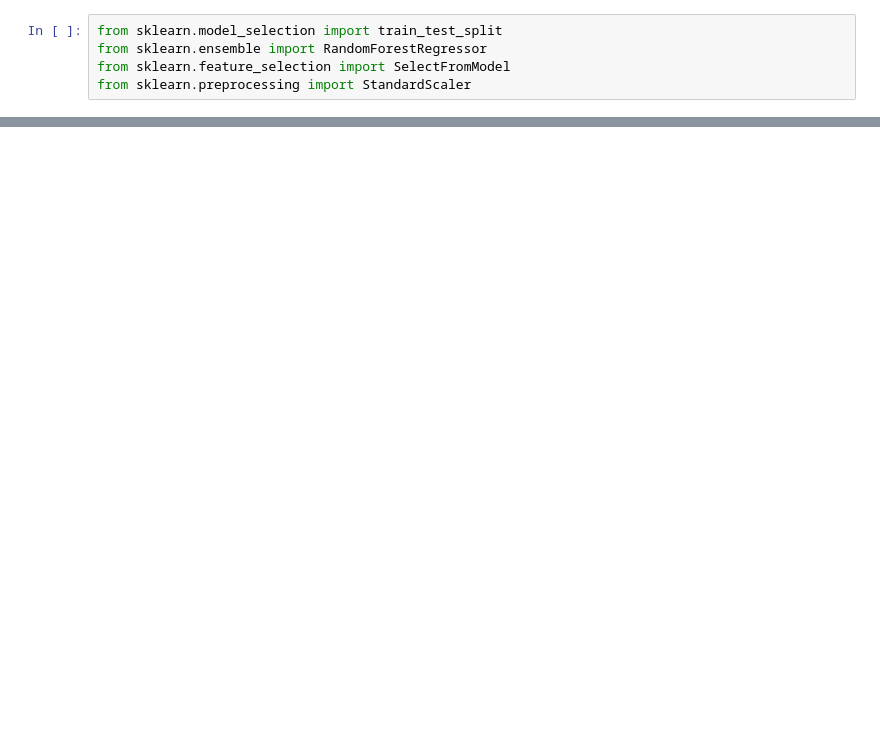
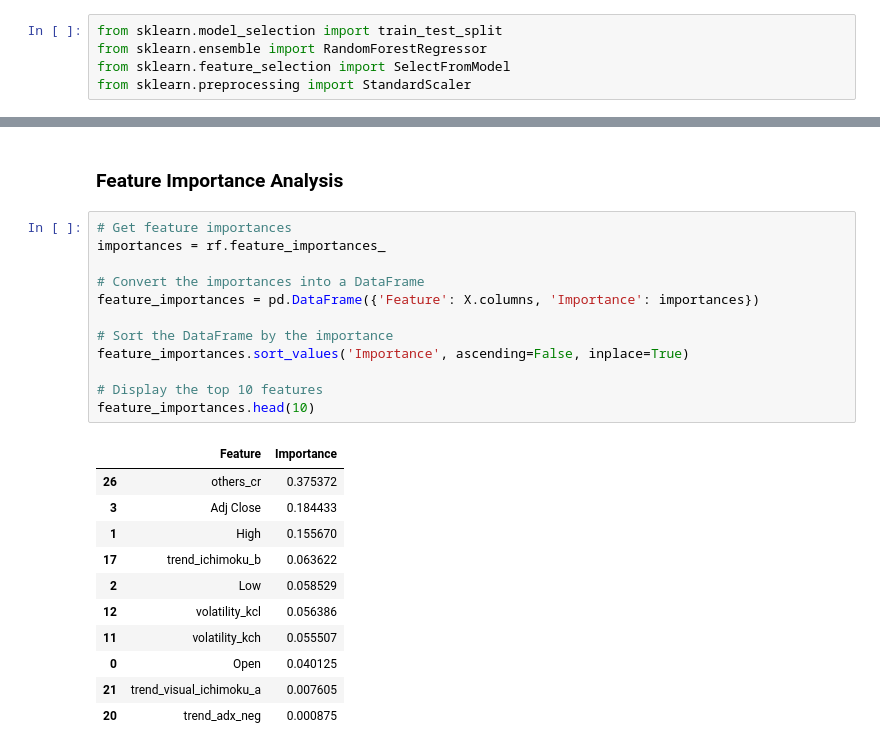
Before and after one commit to yyan17/SIADS-699, a Jupyter notebook: notebooks/random_forest.ipynb, the cells around one changed output, grey strips where cells are left out. Cells and saved outputs as stored; diff of their text form; blank space fills up the shorter version.

```diff
--- a/notebooks/random_forest.ipynb
+++ b/notebooks/random_forest.ipynb
@@ -119,0 +220,26 @@ Index(['High', 'Low', 'volume_obv', 'trend_ichimoku_b', 'others_cr'], dtype='obj
+# %% [markdown]
+### Feature Importance Analysis
+# %%
+# Get feature importances
+importances = rf.feature_importances_
+
+# Convert the importances into a DataFrame
+feature_importances = pd.DataFrame({'Feature': X.columns, 'Importance': importances})
+
+# Sort the DataFrame by the importance
+feature_importances.sort_values('Importance', ascending=False, inplace=True)
+
+# Display the top 10 features
+feature_importances.head(10)
+# %% [output]
+|  | Feature | Importance |
+| 26 | others_cr | 0.375372 |
+| 3 | Adj Close | 0.184433 |
+| 1 | High | 0.155670 |
+| 17 | trend_ichimoku_b | 0.063622 |
+| 2 | Low | 0.058529 |
+| 12 | volatility_kcl | 0.056386 |
+| 11 | volatility_kch | 0.055507 |
+| 0 | Open | 0.040125 |
+| 21 | trend_visual_ichimoku_a | 0.007605 |
+| 20 | trend_adx_neg | 0.000875 |
```
Also changed, not shown: parts of 14 cells of this notebook.
